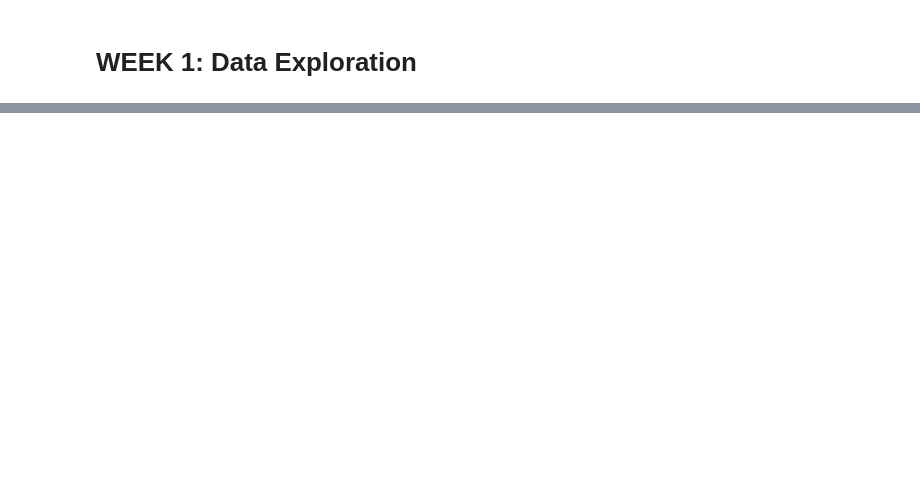
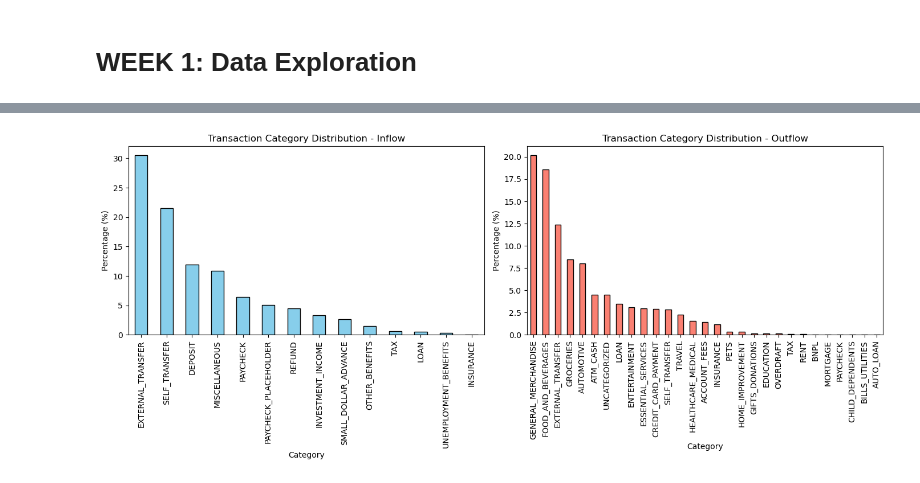
Before and after one commit to mozer123/credit_score, a Jupyter notebook: 01_EDA/data_exploration_Qianjin.ipynb, the cells around one changed output, grey strips where cells are left out. Drawn from its saved outputs; the diff is of its cells as text; code cells hidden in the pictures; blank space fills up the shorter version.

```diff
--- a/01_EDA/data_exploration_Qianjin.ipynb
+++ b/01_EDA/data_exploration_Qianjin.ipynb
@@ -24,3 +43,32 @@ print(inflow.groupby('category')['memo'].count())
+# %%
+# EDA: Distribution of categories in both datasets
+inflow_category_distribution = inflow['category'].value_counts(normalize=True) * 100
+outflow_category_distribution = outflow['category'].value_counts(normalize=True) * 100
+
+# Set up the figure
+plt.figure(figsize=(14, 6))
+
+# Plot inflow category distribution
+plt.subplot(1, 2, 1)
+inflow_category_distribution.plot(kind='bar', color='skyblue', edgecolor='black')
+plt.title('Transaction Category Distribution - Inflow')
+plt.xlabel('Category')
+plt.ylabel('Percentage (%)')
+plt.xticks(rotation=90)
+
+# Plot outflow category distribution
+plt.subplot(1, 2, 2)
+outflow_category_distribution.plot(kind='bar', color='salmon', edgecolor='black')
+plt.title('Transaction Category Distribution - Outflow')
+plt.xlabel('Category')
+plt.ylabel('Percentage (%)')
+plt.xticks(rotation=90)
+
+# Display the plot
+plt.tight_layout()
+plt.show()
+# %% [output]
+[figure, added]
 # %%
 # Find most common merchants per category for outflow data
 
```
Also changed, not shown: parts of 3 cells of this notebook, 1 other file.
